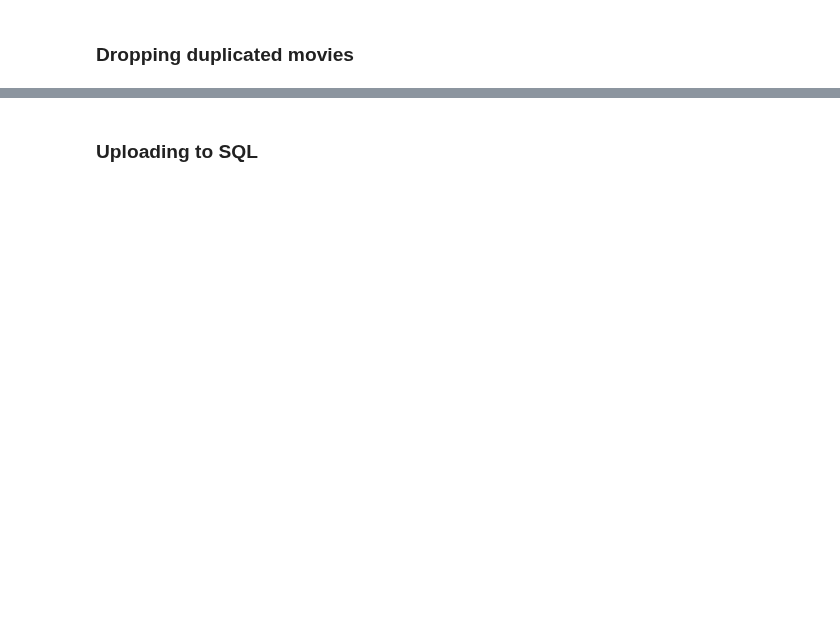
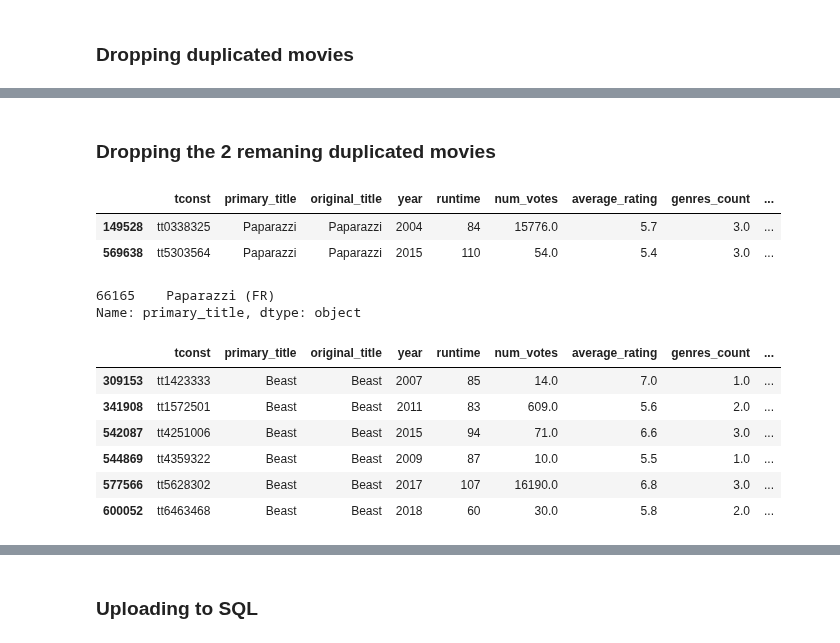
Before and after one commit to tk87-hono/data_analytics_24_4-Capstone_Movie_Group, a Jupyter notebook: Dataframes.ipynb, the cells around one changed output, grey strips where cells are left out. Saved outputs shown, nothing was run; the diff lists cells and outputs as text; code cells hidden in the pictures; blank space fills up the shorter version.

```diff
--- a/Dataframes.ipynb
+++ b/Dataframes.ipynb
@@ -131,7 +373,7 @@ df_imdb_final
 ### Set option
 # %%
 pd.set_option('display.max_columns', None)
-pd.set_option('display.max_rows', 10)
+# pd.set_option('display.max_rows', 10)
 # %%
 df_imdb_final = df_imdb_final.merge(df_names[['nconst', 'primaryName']], how='left', left_on='director', right_on='nconst')
 df_imdb_final.drop(columns='nconst', inplace=True)
@@ -334,6 +885,6 @@ films_to_drop = ['tt7596520', 'tt6869948', 'tt3114786', 'tt10381532', 'tt1530256
                  'tt13830296', 'tt29979669', 'tt1826727', 'tt6184774', 'tt1537401', 'tt15342012', 'tt21158466', 'tt0465552', 'tt2558484', 'tt5884960', 'tt3985956',
                  'tt0238251', 'tt2230954', 'tt21379234', 'tt1613084', 'tt20877624', 'tt22037488', 'tt9204088', 'tt19880966', 'tt5897002', 'tt1327709', 'tt7002100',
                  'tt21254598', 'tt5089556', 'tt0372361', 'tt1586713', 'tt11006500', 'tt4317898', 'tt1945037', 'tt14661820', 'tt8706138', 'tt14220888', 'tt26342791',
-                 'tt0160395', 'tt10192566', 'tt10332854', 'tt2049386', 'tt26505281', 'tt19512922', 'tt2447982']
+                 'tt0160395', 'tt10192566', 'tt10332854', 'tt2049386', 'tt26505281', 'tt19512922', 'tt2447982', 'tt15119398']
 # %%
 duplicates[duplicates['tconst'].isin(films_to_drop)]
@@ -345,0 +898,28 @@ duplicates[mask].sort_values(by=['primary_title', 'num_votes'], ascending=False)
+# %%
+df_imdb_final.drop(df_imdb_final[df_imdb_final['tconst'].isin(films_to_drop)].index, inplace=True)
+# %% [markdown]
+### Dropping the 2 remaning duplicated movies
+# %%
+df_imdb_final[df_imdb_final['primary_title'] == 'Paparazzi']
+# %% [output]
+|  | tconst | primary_title | original_title | year | runtime | num_votes | average_rating | genres_count | ... |
+| 149528 | tt0338325 | Paparazzi | Paparazzi | 2004 | 84 | 15776.0 | 5.7 | 3.0 | ... |
+| 569638 | tt5303564 | Paparazzi | Paparazzi | 2015 | 110 | 54.0 | 5.4 | 3.0 | ... |
+# %%
+df_imdb_final.loc[df_imdb_final['tconst'] == 'tt0133314', 'primary_title'] = 'Paparazzi (FR)'
+df_imdb_final.loc[df_imdb_final['tconst'] == 'tt0174105', 'primary_title'] = 'Paparazzi (IT)'
+# %%
+df_imdb_final.loc[df_imdb_final['tconst'] == 'tt0133314', 'primary_title']
+# %% [output]
+66165    Paparazzi (FR)
+Name: primary_title, dtype: object
+# %%
+df_imdb_final[df_imdb_final['primary_title'] == 'Beast']
+# %% [output]
+|  | tconst | primary_title | original_title | year | runtime | num_votes | average_rating | genres_count | ... |
+| 309153 | tt1423333 | Beast | Beast | 2007 | 85 | 14.0 | 7.0 | 1.0 | ... |
+| 341908 | tt1572501 | Beast | Beast | 2011 | 83 | 609.0 | 5.6 | 2.0 | ... |
+| 542087 | tt4251006 | Beast | Beast | 2015 | 94 | 71.0 | 6.6 | 3.0 | ... |
+| 544869 | tt4359322 | Beast | Beast | 2009 | 87 | 10.0 | 5.5 | 1.0 | ... |
+| 577566 | tt5628302 | Beast | Beast | 2017 | 107 | 16190.0 | 6.8 | 3.0 | ... |
+| 600052 | tt6463468 | Beast | Beast | 2018 | 60 | 30.0 | 5.8 | 2.0 | ... |
```
Also changed, not shown: parts of 80 cells of this notebook.
